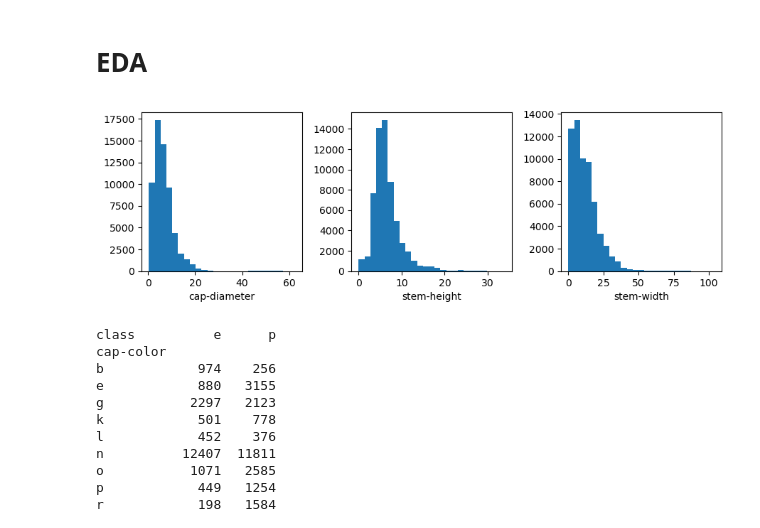
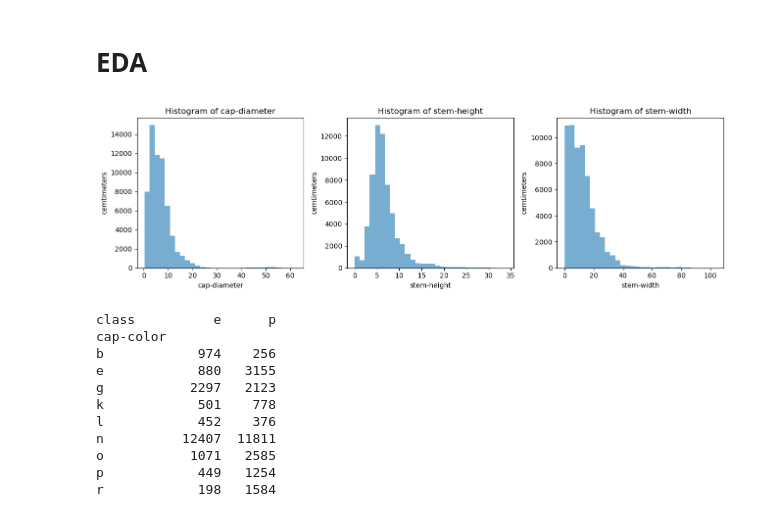
Before and after one commit to kathywu1201/Mushroom_Edibility_Classification_ML_Project, a Jupyter notebook: EDA3.ipynb, the cells around one changed output. Drawn from its saved outputs; the diff is of its cells as text; code cells hidden in the pictures.

Commit message:
10.15 adding eda figures

```diff
--- a/EDA3.ipynb
+++ b/EDA3.ipynb
@@ -37,3 +39,8 @@ Name: class, dtype: float64
+# %%
+df['does-bruise-or-bleed'] = df['does-bruise-or-bleed'].replace('t', 1)
+df['does-bruise-or-bleed'] = df['does-bruise-or-bleed'].replace('f', 0)
+df['has-ring'] = df['has-ring'].replace('t', 1)
+df['has-ring'] = df['has-ring'].replace('f', 0)
 # %%
 print("The data types of the columns are:")
 with pd.option_context('display.max_rows', None, 'display.max_columns', None):
@@ -102,17 +124,19 @@ print(X.shape, y.shape)
 # EDA
 # %%
 # The histogram of all the features
-plt.figure(figsize=(9,3))
+plt.figure(figsize=(13,4))
 i=0
 for col in ['cap-diameter', 'stem-height', 'stem-width']:
     plt.subplot(1, 3, i+1)
-    plt.hist(df[col], bins=25)
+    plt.hist(df[col], bins=30, alpha=0.6)
     plt.xlabel("{}".format(col), fontsize=10)
+    plt.ylabel('cemtimeters')
+    plt.title('Histogram of {}'.format(col))
     i += 1
 plt.tight_layout()
 plt.show()
 # %% [output]
-[figure, old version]
+[figure, new version]
 # %%
 count_matrix = df.groupby(['cap-color', 'class']).size().unstack()
 print(count_matrix)
```
Also changed, not shown: parts of 10 cells of this notebook, 5 other files.
